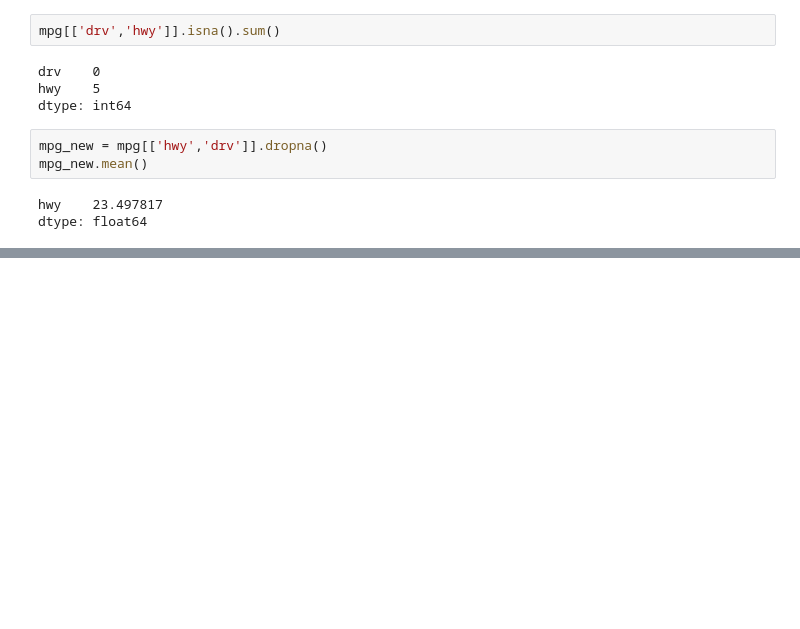
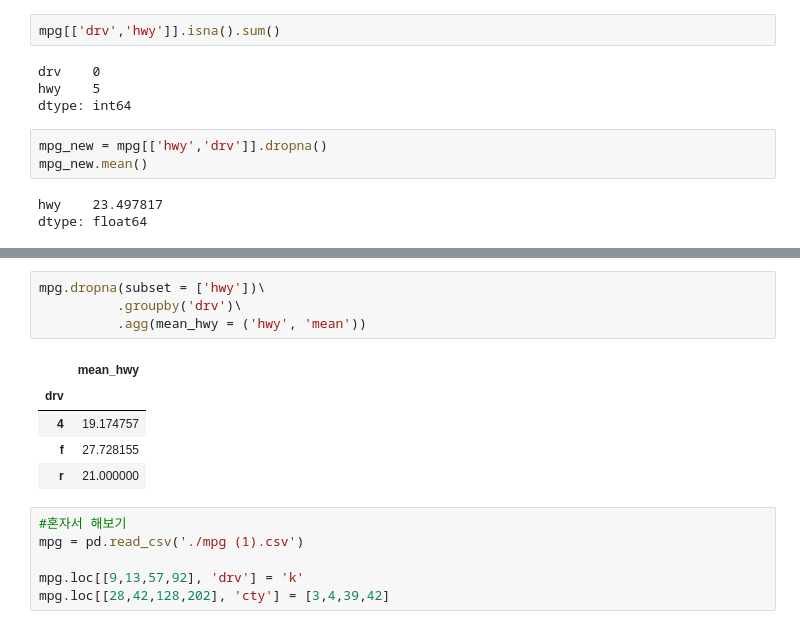
Before and after one commit to mizzcereal/kit_bigdata, a Jupyter notebook: chapter07/chapter07.ipynb, the cells around one changed output, grey strips where cells are left out. Saved outputs shown, nothing was run; the diff lists cells and outputs as text; blank space fills up the shorter version.

```diff
--- a/chapter07/chapter07.ipynb
+++ b/chapter07/chapter07.ipynb
@@ -133,0 +173,16 @@ dtype: float64
+# %%
+mpg.dropna(subset = ['hwy'])\
+          .groupby('drv')\
+          .agg(mean_hwy = ('hwy', 'mean'))
+# %% [output]
+|  | mean_hwy |
+| drv |  |
+| 4 | 19.174757 |
+| f | 27.728155 |
+| r | 21.000000 |
+# %%
+#혼자서 해보기
+mpg = pd.read_csv('./mpg (1).csv')
+
+mpg.loc[[9,13,57,92], 'drv'] = 'k'
+mpg.loc[[28,42,128,202], 'cty'] = [3,4,39,42]
```
Also changed, not shown: parts of 8 cells of this notebook, 6 other files.
